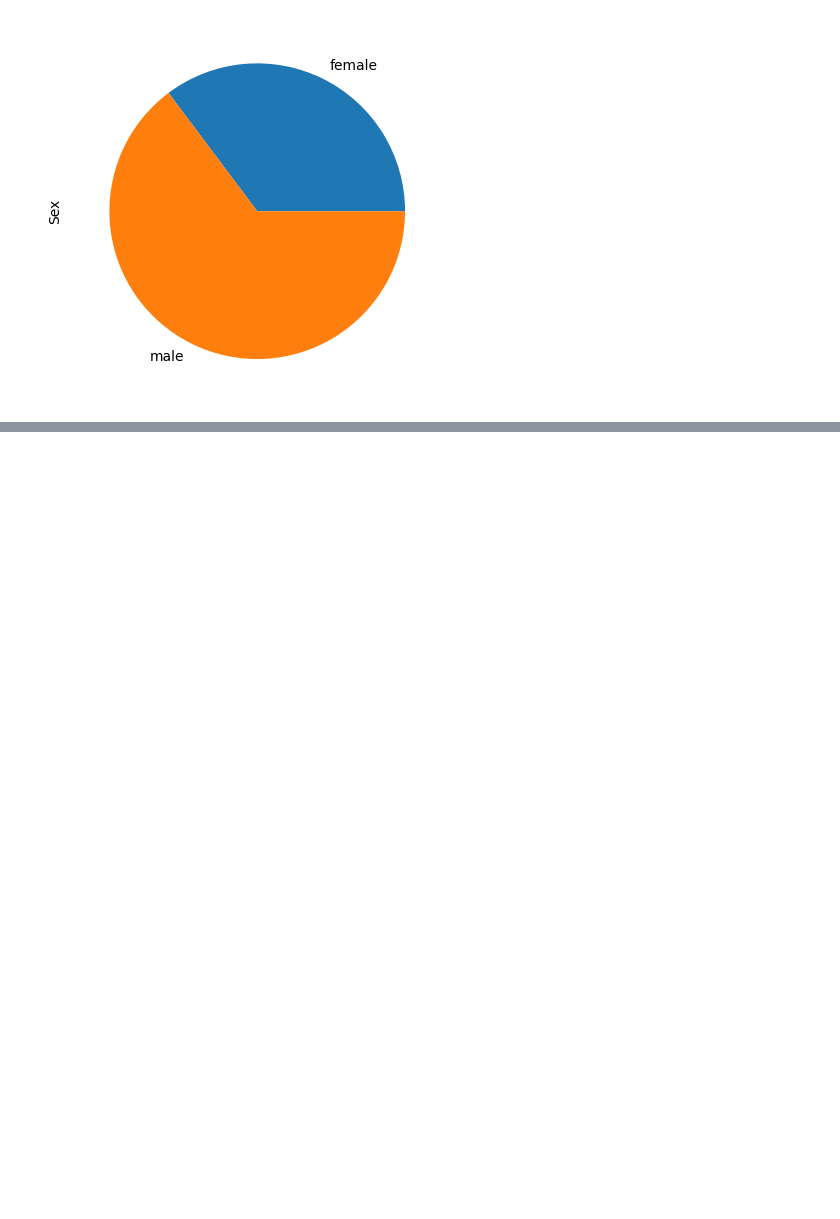
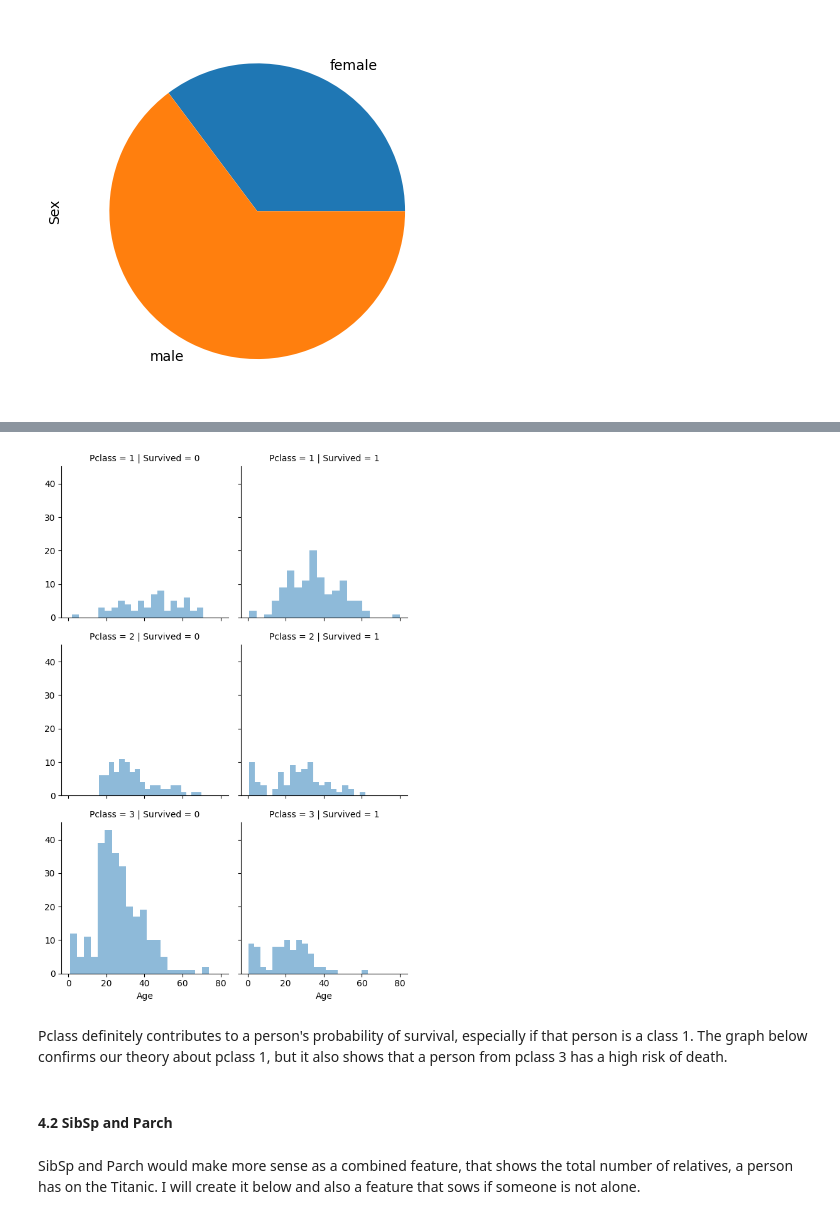
Before and after one commit to kirilm172/DPS, a Jupyter notebook: personal.ipynb, the cells around one changed output, grey strips where cells are left out. Drawn from its saved outputs; the diff is of its cells as text; code cells hidden in the pictures; blank space fills up the shorter version.

```diff
--- a/personal.ipynb
+++ b/personal.ipynb
@@ -68,0 +96,12 @@ df['Age'].plot(kind='hist')
+# %%
+grid = sns.FacetGrid(df, col='Survived', row='Pclass')
+grid.map(plt.hist, 'Age', alpha=.5, bins=20)
+_ = grid.add_legend()
+# %% [output]
+[figure, added]
+# %% [markdown]
+Pclass definitely contributes to a person's probability of survival, especially if that person is a class 1. The graph below confirms our theory about pclass 1, but it also shows that a person from pclass 3 has a high risk of death.
+# %% [markdown]
+#### 4.2 SibSp and Parch
+# %% [markdown]
+SibSp and Parch would make more sense as a combined feature, that shows the total number of relatives, a person has on the Titanic. I will create it below and also a feature that sows if someone is not alone.
```
Also changed, not shown: parts of 10 cells of this notebook, 3 other files.
